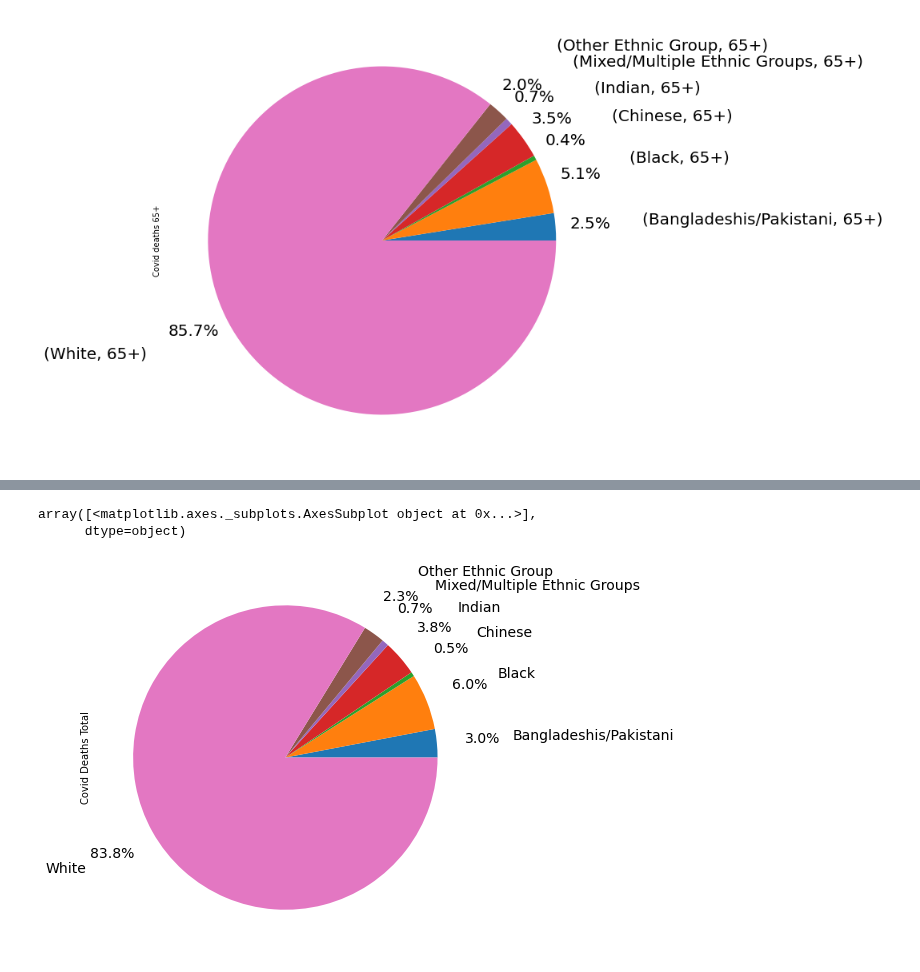
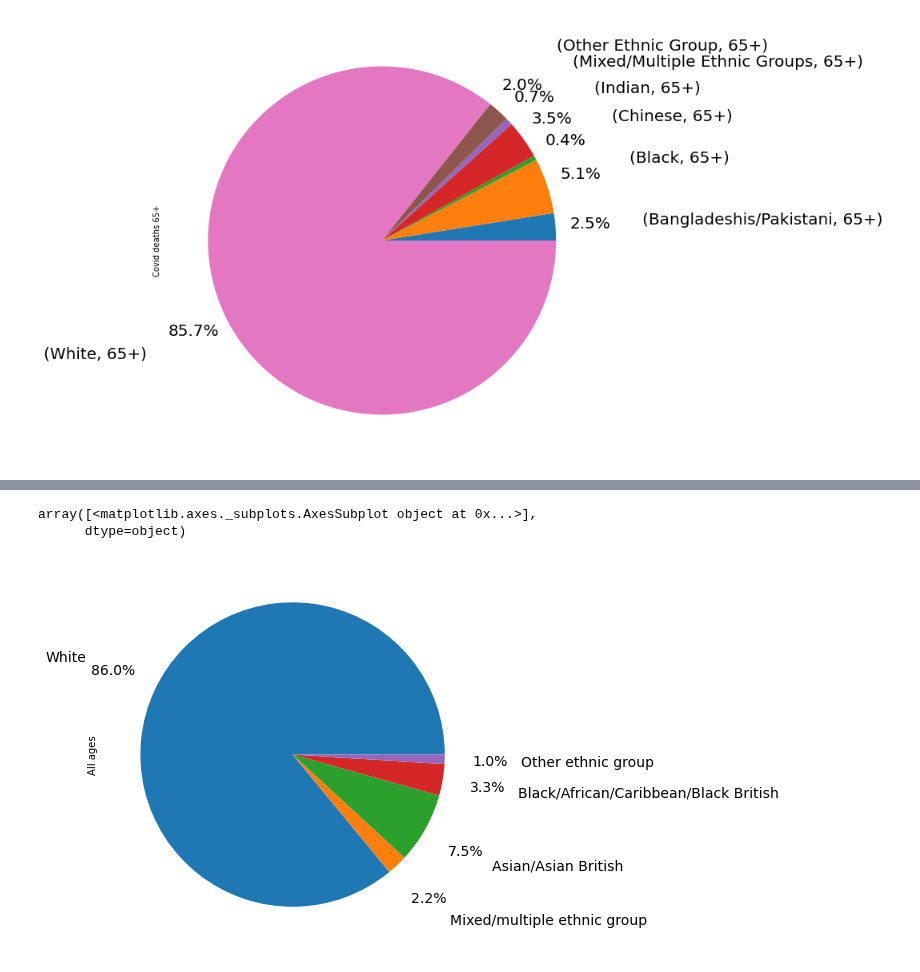
Before and after one commit to Quotennial/covid_bame, a Jupyter notebook: notebooks/Ethnicity And Age Breakdown.ipynb, the cells around one changed output, grey strips where cells are left out. Saved outputs shown, nothing was run; the diff lists cells and outputs as text; code cells hidden in the pictures.

Commit message:
add population ethnic breakdown

```diff
--- a/notebooks/Ethnicity And Age Breakdown.ipynb
+++ b/notebooks/Ethnicity And Age Breakdown.ipynb
@@ -300,0 +319,9 @@ array([<matplotlib.axes._subplots.AxesSubplot object at 0x...>],
+# %%
+url = "https://www.ethnicity-facts-figures.service.gov.uk/uk-population-by-ethnicity/demographics/age-groups/latest/downloads/age-groups.csv"
+pop_eth_df = pd.read_csv(url, thousands=",").dropna()
+pop_eth_df = pop_eth_df[pop_eth_df["Ethnicity"].str.contains("Total")]
+pop_eth_df["0-84"] = pop_eth_df["All ages"] - pop_eth_df["Age 85 and over"]
+pop_eth_df = pop_eth_df[["Ethnicity", "All ages", "Age 85 and over", "0-84"]]
+pop_eth_df['Ethnicity'] = pop_eth_df['Ethnicity'].str[:-7]
+pop_eth_df = pop_eth_df.set_index("Ethnicity")
+pop_eth_df
@@ -301,15 +336,8 @@ array([<matplotlib.axes._subplots.AxesSubplot object at 0x...>],
 # %%
-#Total Population Covid Deaths Ethnic Split
-
-
-plot_df = df_all_ages.copy()
-plot_df.columns = ["Covid Deaths Total", "Covid Deaths Total pctg"]
-plot_df
-
-plot_df["Covid Deaths Total"].plot.pie(subplots=True, autopct='%.001f%%',
+pop_eth_df["All ages"].plot.pie(subplots=True, autopct='%.001f%%',
                                 pctdistance=1.3, labeldistance=1.5, figsize=(7,7), textprops={'fontsize': 14})
 # %% [output]
 array([<matplotlib.axes._subplots.AxesSubplot object at 0x...>],
       dtype=object)
-[figure, old version]
+[figure, new version]
 # %%
```
Also changed, not shown: parts of 5 cells of this notebook.
